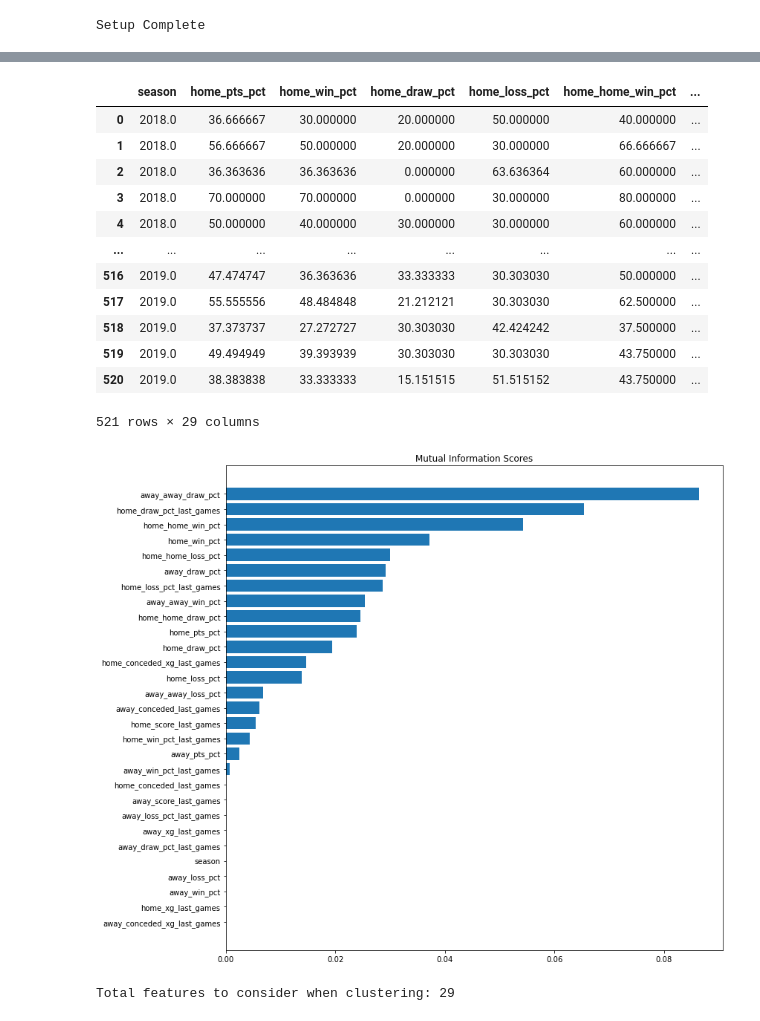
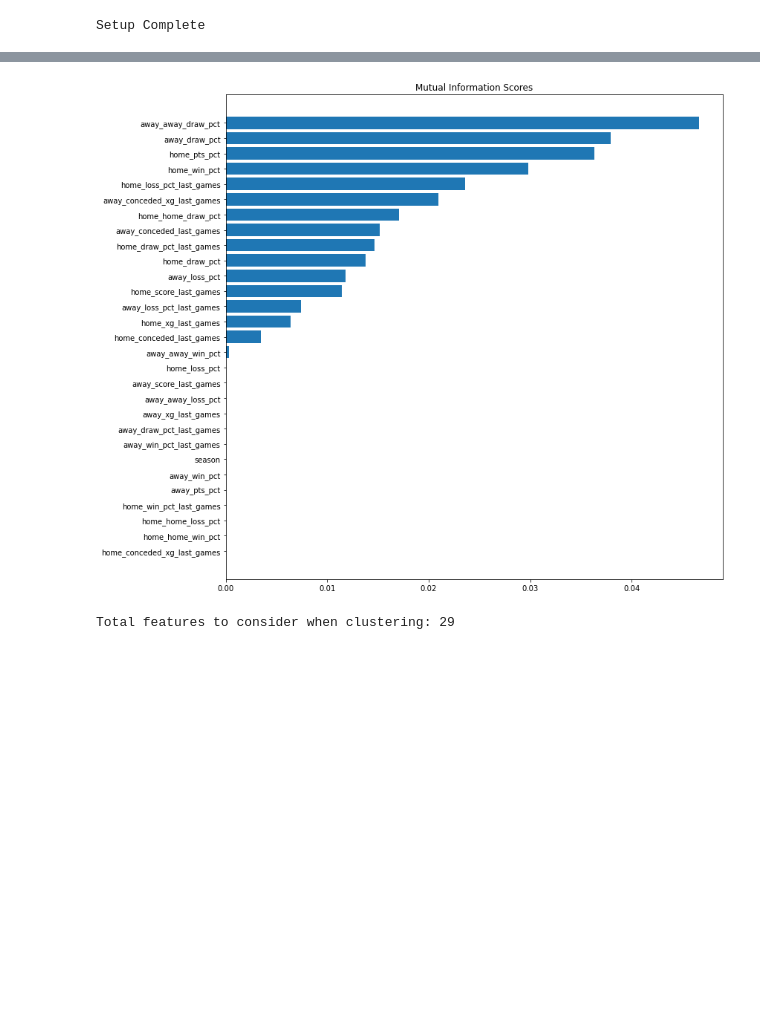
Before and after one commit to caiomelo22/football-predictor, a Jupyter notebook: predictor_v2.ipynb, the cells around one changed output, grey strips where cells are left out. Drawn from its saved outputs; the diff is of its cells as text; code cells hidden in the pictures; blank space fills up the shorter version.

```diff
--- a/predictor_v2.ipynb
+++ b/predictor_v2.ipynb
@@ -10,7 +10,7 @@ Setup Complete
 run_random_search = False
 league = 'mls'
 seasons = '2018-2024'
-season_test = 2020
+season_test = 2022
 # %%
 # Read the data
 X_full, y, X_test_full, y_test, odds_test = pf.get_league_data(league, seasons, season_test)
@@ -38,25 +38,8 @@ X_train, y_train, X_test = pf.filter_datasets(X_full, y, X_test_full, categorica
 # %%
 # hf.plot_feature_corr_chart(X_train, numerical_cols)
 # %%
-X_train = pf.transform_x(X_train, categorical_cols, numerical_cols)
-X_test = pf.transform_x(X_test, categorical_cols, numerical_cols)
-
-display(X_train)
 first_mi_scores = pf.make_mi_scores(X_train, y_train)
 pf.plot_mi_scores(first_mi_scores)
 # %% [output]
-|  | season | home_pts_pct | home_win_pct | home_draw_pct | home_loss_pct | home_home_win_pct | ... |
-| 0 | 2018.0 | 36.666667 | 30.000000 | 20.000000 | 50.000000 | 40.000000 | ... |
-| 1 | 2018.0 | 56.666667 | 50.000000 | 20.000000 | 30.000000 | 66.666667 | ... |
-| 2 | 2018.0 | 36.363636 | 36.363636 | 0.000000 | 63.636364 | 60.000000 | ... |
-| 3 | 2018.0 | 70.000000 | 70.000000 | 0.000000 | 30.000000 | 80.000000 | ... |
-| 4 | 2018.0 | 50.000000 | 40.000000 | 30.000000 | 30.000000 | 60.000000 | ... |
-| ... | ... | ... | ... | ... | ... | ... | ... |
-| 516 | 2019.0 | 47.474747 | 36.363636 | 33.333333 | 30.303030 | 50.000000 | ... |
-| 517 | 2019.0 | 55.555556 | 48.484848 | 21.212121 | 30.303030 | 62.500000 | ... |
-| 518 | 2019.0 | 37.373737 | 27.272727 | 30.303030 | 42.424242 | 37.500000 | ... |
-| 519 | 2019.0 | 49.494949 | 39.393939 | 30.303030 | 30.303030 | 43.750000 | ... |
-| 520 | 2019.0 | 38.383838 | 33.333333 | 15.151515 | 51.515152 | 43.750000 | ... |
-521 rows × 29 columns
-[figure, old version]
+[figure, new version]
 # %%
```
Also changed, not shown: parts of 9 cells of this notebook, 7 other files.
